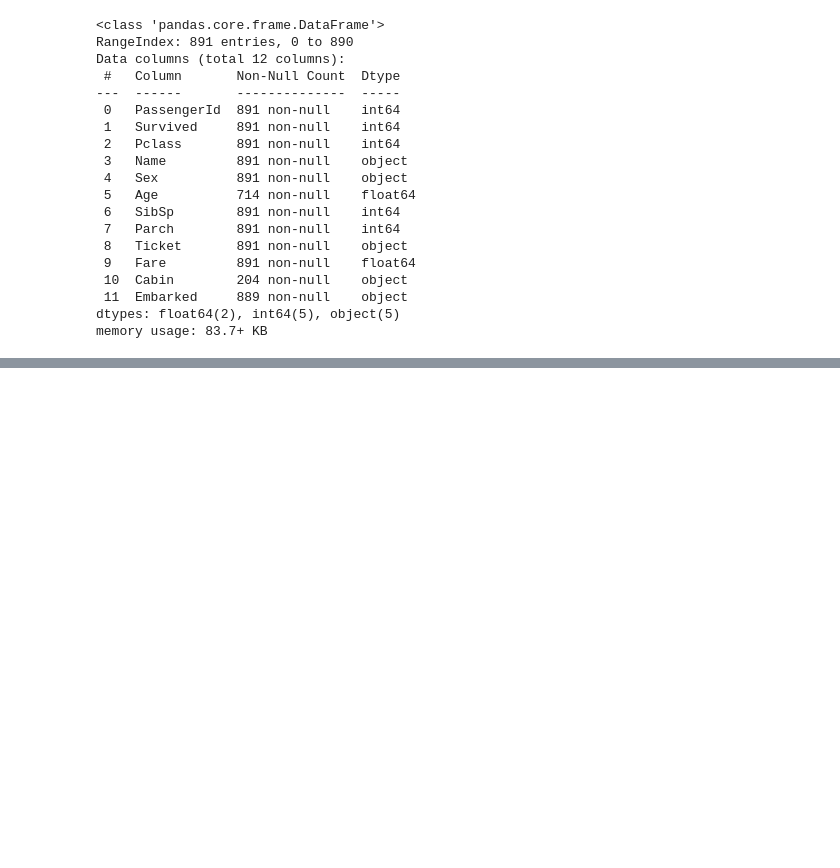
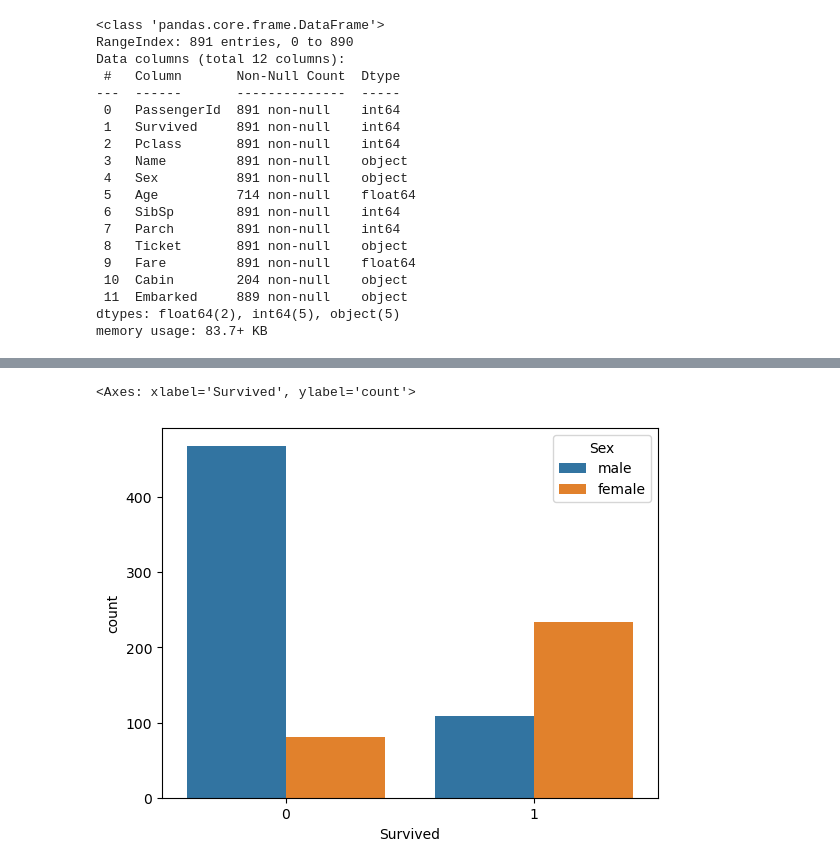
Before and after one commit to marvin-works/Titanic-Survival-Predictor, a Jupyter notebook: titanic.ipynb, the cells around one changed output, grey strips where cells are left out. Cells and saved outputs as stored; diff of their text form; code cells hidden in the pictures; blank space fills up the shorter version.

```diff
--- a/titanic.ipynb
+++ b/titanic.ipynb
@@ -40,0 +123,9 @@ memory usage: 83.7+ KB
+# %%
+sns.countplot(
+    x="Survived",
+    hue="Sex",
+    data=titanic
+)
+# %% [output]
+<Axes: xlabel='Survived', ylabel='count'>
+[figure, added]
```
Also changed, not shown: parts of 19 cells of this notebook.
